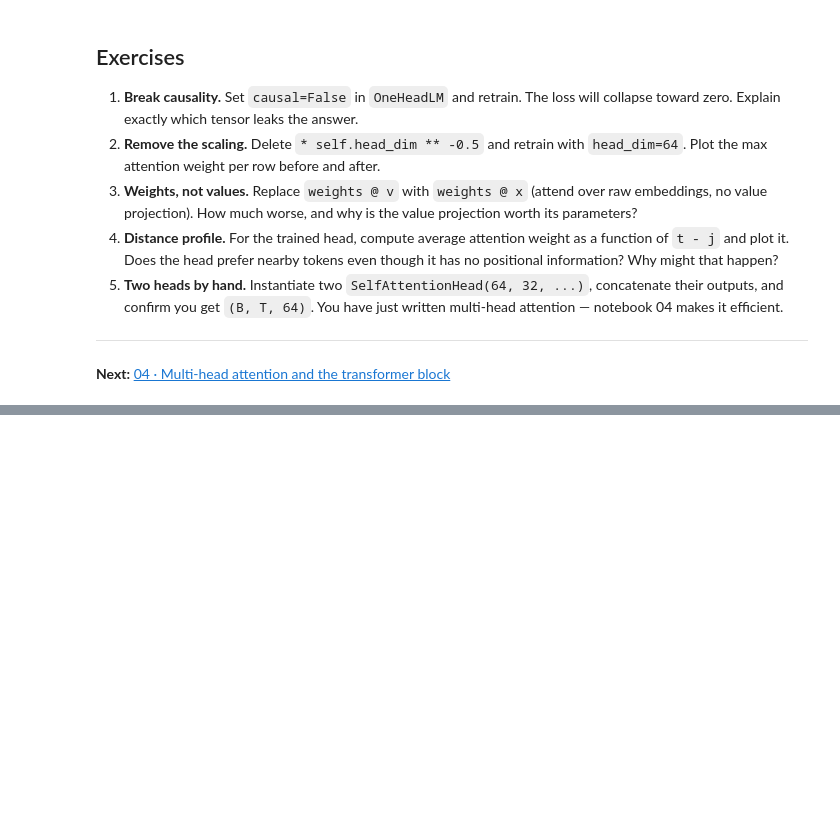
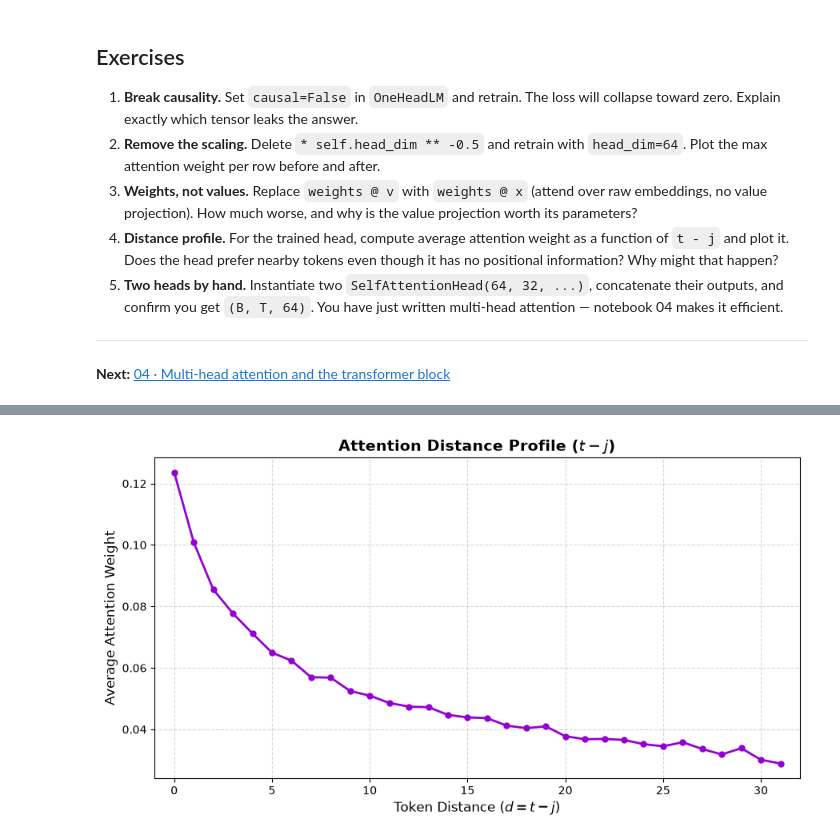
Before and after one commit to HarryChen1995/transformers, a Jupyter notebook: notebooks/03_attention_from_scratch.ipynb, the cells around one changed output, grey strips where cells are left out. Saved outputs shown, nothing was run; the diff lists cells and outputs as text; code cells hidden in the pictures; blank space fills up the shorter version.

Commit message:
finish 03_attention_from_scratch

```diff
--- a/notebooks/03_attention_from_scratch.ipynb
+++ b/notebooks/03_attention_from_scratch.ipynb
@@ -351,0 +791,65 @@ for T_ in (128, 512, 2048, 8192):
+# %%
+import torch
+import torch.nn as nn
+import torch.nn.functional as F
+import numpy as np
+import matplotlib.pyplot as plt
+
+# Using your exact core architecture
+class SelfAttentionHead(nn.Module):
+    def __init__(self, d_model: int, head_dim: int, block_size: int, causal: bool = True):
+        super().__init__()
+        self.key = nn.Linear(d_model, head_dim, bias=False)
+        self.query = nn.Linear(d_model, head_dim, bias=False)
+        self.value = nn.Linear(d_model, head_dim, bias=False)
+        self.head_dim = head_dim
+        self.causal = causal
+        self.register_buffer("tril", torch.tril(torch.ones(block_size, block_size)))
+
+    def forward(self, x):
+        B, T, C = x.shape
+        q = self.query(x)
+        k = self.key(x)
+        att = q @ k.transpose(-2, -1) * (self.head_dim ** -0.5)
+        if self.causal:
+            att = att.masked_fill(self.tril[:T, :T] == 0, float("-inf"))
+        att = F.softmax(att, dim=-1)
+        return att
+
+# 1. Initialize variables (using your dimensions)
+torch.manual_seed(1337)
+B, T, C = 32, 32, 64 # Batch, Sequence Length, Embedding Dim
+x_dummy = torch.randn(B, T, C)
+
+head = SelfAttentionHead(d_model=C, head_dim=C, block_size=T, causal=True)
+
+# 2. Extract attention matrices
+with torch.no_grad():
+    att_matrix = head(x_dummy) # Shape: (B, T, T)
+
+# 3. Calculate Average Attention as a function of distance (t - j)
+# Distance ranges from 0 (self-attention) up to T-1 (first token vs last token)
+distance_accumulators = {d: [] for d in range(T)}
+
+for b in range(B):
+    for t in range(T):
+        for j in range(t + 1): # Causal boundaries only
+            d = t - j
+            distance_accumulators[d].append(att_matrix[b, t, j].item())
+
+# Average the values for each distance
+distances = sorted(distance_accumulators.keys())
+avg_weights = [np.mean(distance_accumulators[d]) for d in distances]
+
+# 4. Generate the Distance Profile Plot
+plt.figure(figsize=(9, 5))
+plt.plot(distances, avg_weights, marker='o', color='darkviolet', linewidth=2, markersize=5)
+plt.title('Attention Distance Profile ($t - j$)', fontsize=14, fontweight='bold')
+plt.xlabel('Token Distance ($d = t - j$)', fontsize=12)
+plt.ylabel('Average Attention Weight', fontsize=12)
+plt.grid(True, linestyle='--', alpha=0.5)
+plt.xlim(-1, T)
+plt.tight_layout()
+plt.show()
+# %% [output]
+[figure, added]
```
Also changed, not shown: parts of 17 cells of this notebook.
